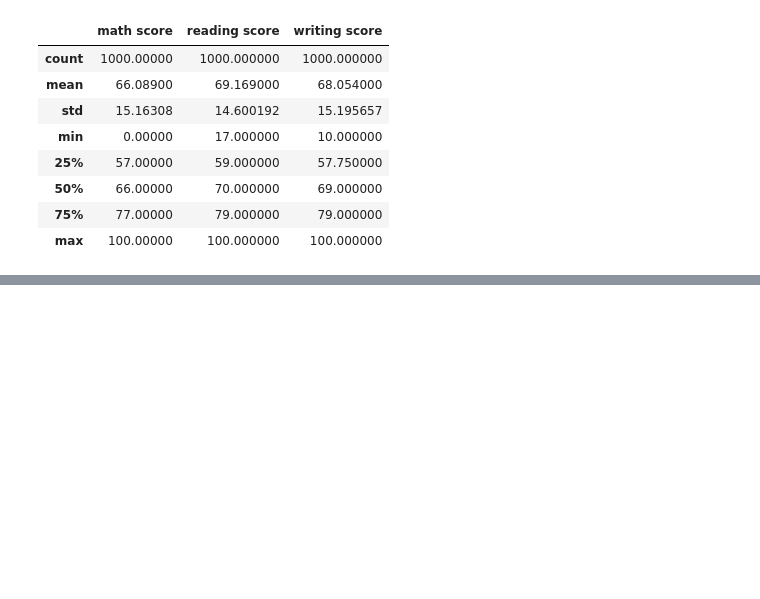
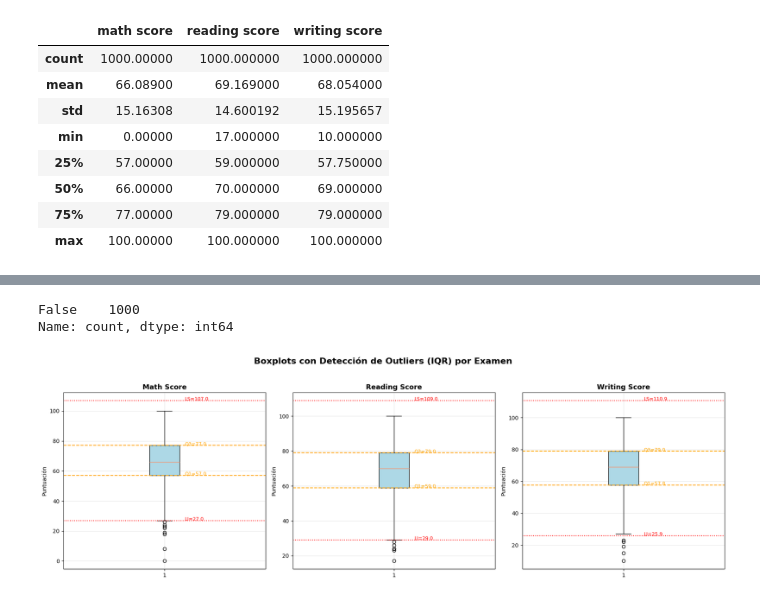
Before and after one commit to Brayan8Ch/-proyectodg, a Jupyter notebook: challenge_dg_v1.ipynb, the cells around one changed output, grey strips where cells are left out. Cells and saved outputs as stored; diff of their text form; code cells hidden in the pictures; blank space fills up the shorter version.

```diff
--- a/challenge_dg_v1.ipynb
+++ b/challenge_dg_v1.ipynb
@@ -879,0 +146,48 @@ plt.violinplot([group1, group2])  # Densidad + comparación
+# %%
+# Identificación de datos duplicados
+duplicates = df.duplicated().value_counts()
+duplicates
+# %% [output]
+False    1000
+Name: count, dtype: int64
+# %%
+import matplotlib.pyplot as plt
+
+# Configurar nombres de columnas
+scores = ['math score', 'reading score', 'writing score']
+
+# Crear figura con 3 subplots
+fig, axs = plt.subplots(1, 3, figsize=(18, 6))
+
+for i, score in enumerate(scores):
+    # Calcular IQR y límites de outliers
+    Q1 = df[score].quantile(0.25)
+    Q3 = df[score].quantile(0.75)
+    IQR = Q3 - Q1
+    lower_limit = Q1 - 1.5 * IQR
+    upper_limit = Q3 + 1.5 * IQR
+
+    # Crear boxplot individual
+    axs[i].boxplot(df[score], vert=True, patch_artist=True, boxprops=dict(facecolor='lightblue'))
+    axs[i].set_title(f'{score.title()}', fontsize=13, fontweight='bold')
+    axs[i].set_ylabel('Puntuación')
+    axs[i].grid(True, alpha=0.3)
+
+    # Anotar IQR, Q1, Q3 y límites en el gráfico
+    axs[i].axhline(Q1, color='orange', linestyle='--', label='Q1')
+    axs[i].axhline(Q3, color='orange', linestyle='--', label='Q3')
+    axs[i].axhline(lower_limit, color='red', linestyle=':', label='Límite inferior')
+    axs[i].axhline(upper_limit, color='red', linestyle=':', label='Límite superior')
+
+    axs[i].text(1.1, Q1, f'Q1={Q1:.1f}', color='orange', fontsize=9)
+    axs[i].text(1.1, Q3, f'Q3={Q3:.1f}', color='orange', fontsize=9)
+    axs[i].text(1.1, lower_limit, f'LI={lower_limit:.1f}', color='red', fontsize=9)
+    axs[i].text(1.1, upper_limit, f'LS={upper_limit:.1f}', color='red', fontsize=9)
+
+# Título general
+fig.suptitle('Boxplots con Detección de Outliers (IQR) por Examen', fontsize=16, fontweight='bold')
+
+plt.tight_layout(rect=[0, 0, 1, 0.95])
+plt.show()
+# %% [output]
+[figure, added]
```
Also changed, not shown: parts of 10 cells of this notebook.
